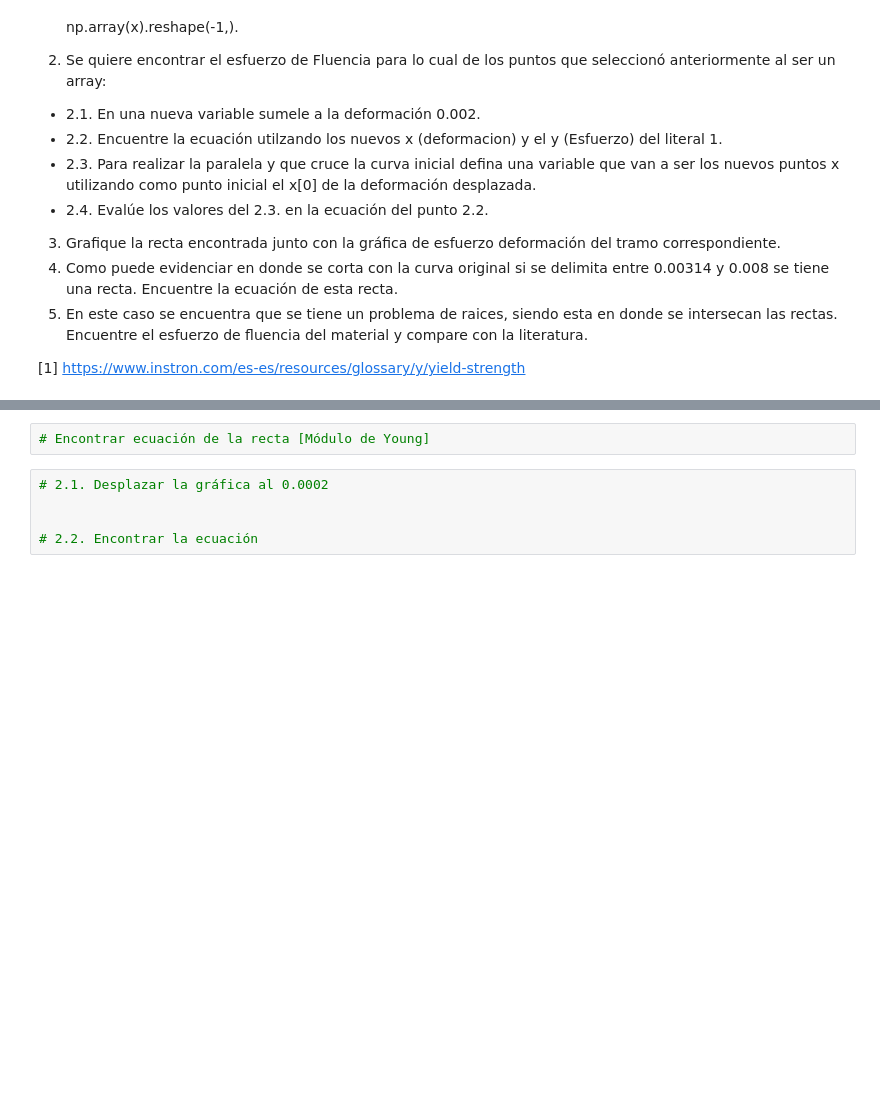
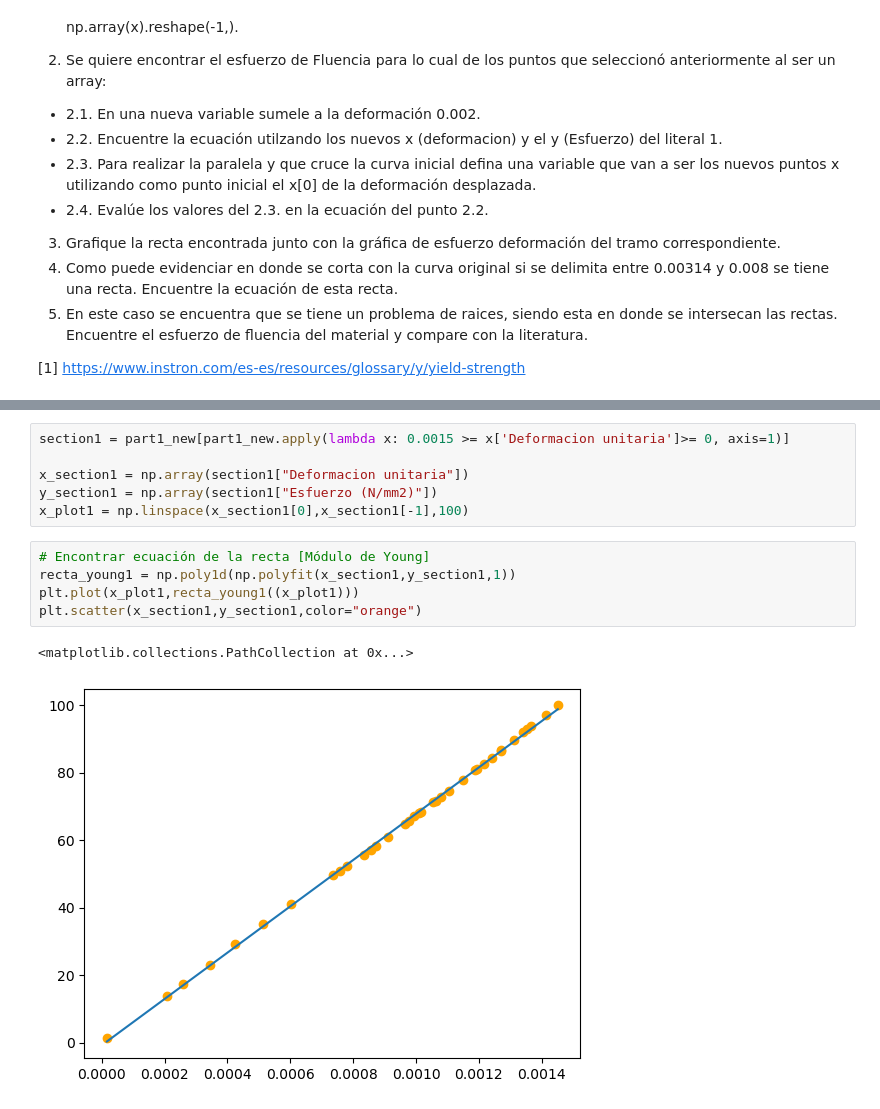
Before and after one commit to QuantumPower4/JuanGuzman-JhonAlex-HerraCompu-202302, a Jupyter notebook: Taller 1 - Interpolación y Raices/Taller_1.ipynb, the cells around one changed output, grey strips where cells are left out. Cells and saved outputs as stored; diff of their text form; blank space fills up the shorter version.

```diff
--- a/Taller 1 - Interpolación y Raices/Taller_1.ipynb
+++ b/Taller 1 - Interpolación y Raices/Taller_1.ipynb
@@ -666,7 +681,14 @@ Uno de los puntos importantes que se obtienen con la curva esfuerzo vs deformaci
+# %%
+section1 = part1_new[part1_new.apply(lambda x: 0.0015 >= x['Deformacion unitaria']>= 0, axis=1)]
+
+x_section1 = np.array(section1["Deformacion unitaria"])
+y_section1 = np.array(section1["Esfuerzo (N/mm2)"])
+x_plot1 = np.linspace(x_section1[0],x_section1[-1],100)
 # %%
 # Encontrar ecuación de la recta [Módulo de Young]
+recta_young1 = np.poly1d(np.polyfit(x_section1,y_section1,1))
+plt.plot(x_plot1,recta_young1((x_plot1)))
+plt.scatter(x_section1,y_section1,color="orange")
+# %% [output]
+<matplotlib.collections.PathCollection at 0x...>
+[figure, added]
-# %%
-# 2.1. Desplazar la gráfica al 0.0002
-
-
-# 2.2. Encontrar la ecuación
```
Also changed, not shown: parts of 16 cells of this notebook.
